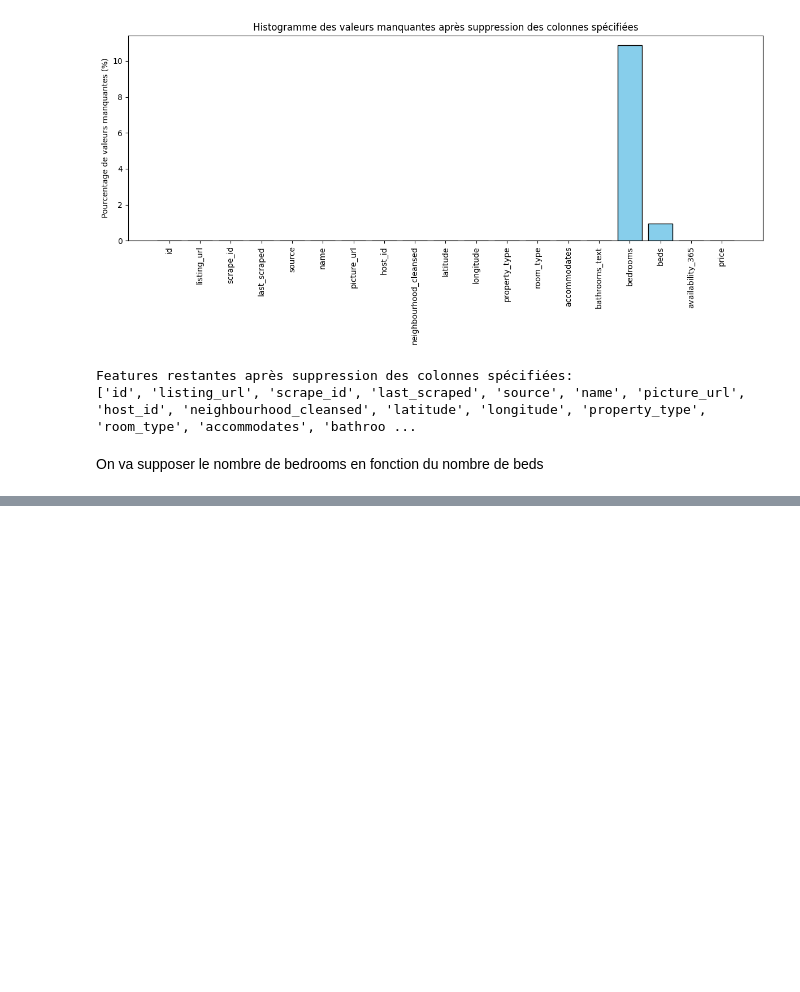
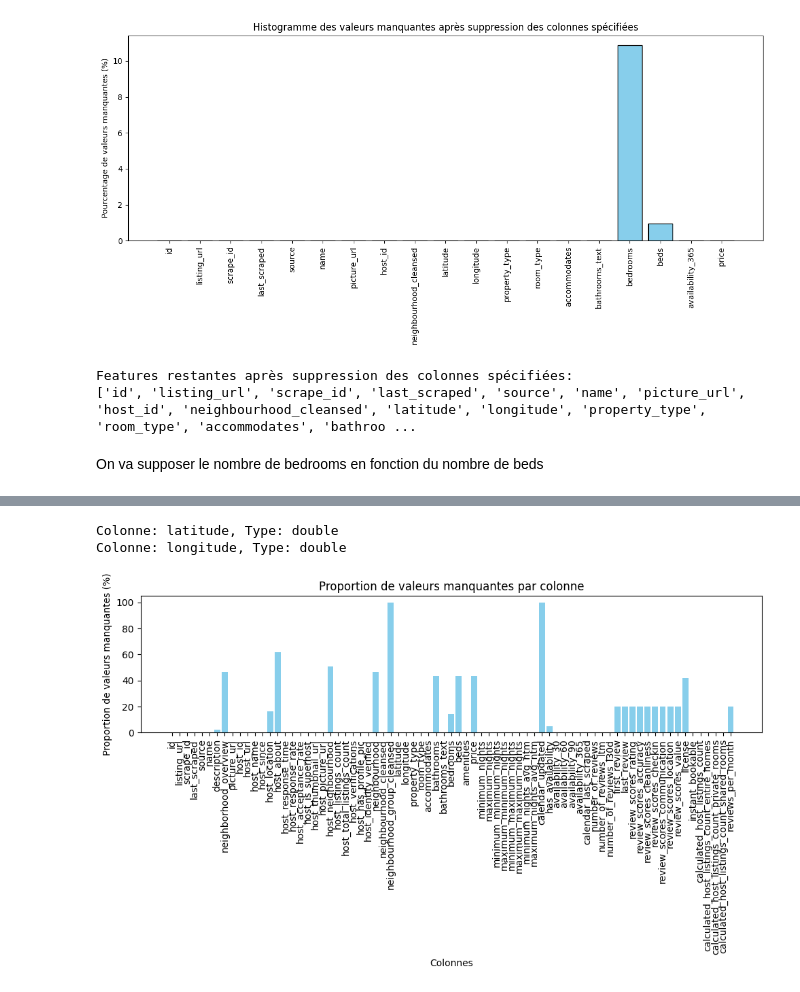
Before and after one commit to AlexandreOuenadio/datathon-2024, a Jupyter notebook: Notebooks/datathon_cleaning_data_spark.ipynb, the cells around one changed output, grey strips where cells are left out. Saved outputs shown, nothing was run; the diff lists cells and outputs as text; code cells hidden in the pictures; blank space fills up the shorter version.

```diff
--- a/Notebooks/datathon_cleaning_data_spark.ipynb
+++ b/Notebooks/datathon_cleaning_data_spark.ipynb
@@ -456,0 +653,65 @@ root
+# %%
+import sys
+from pyspark.sql import SparkSession
+from pyspark.sql.functions import count, when, col
+
+import pyspark.sql.functions as F
+import pandas as pd
+
+
+# Chargerment des fichiers
+listings_path = os.path.join(dataset_raw_path, 'Data_23_March_2024', 'listings_detailed.csv')
+calendar_path = os.path.join(dataset_raw_path, 'Data_23_March_2024', 'calendar.csv')
+
+# Charger les fichiers en DataFrames Spark
+listings = spark.read.csv(listings_path, header=True, inferSchema=True, multiLine=True, escape="\"")
+calendar = spark.read.csv(calendar_path, header=True, inferSchema=True)
+
+
+# Afficher les types de toutes les colonnes
+column_types = listings.dtypes
+# Afficher uniquement les types des colonnes 'longitude' et 'latitude'
+for col_name, col_type in column_types:
+    if col_name in ['longitude', 'latitude']:
+        print(f"Colonne: {col_name}, Type: {col_type}")
+
+# Convertir 'longitude' et 'latitude' en float
+listings = listings.withColumn("longitude", col("longitude").cast("float")) \
+                         .withColumn("latitude", col("latitude").cast("float"))
+
+
+# Calculer le nombre de valeurs manquantes pour chaque colonne
+missing_count_df = listings.select(
+    [F.count(F.when(F.col(c).isNull(), c)).alias(c) for c in listings.columns]
+)
+
+# Récupérer le nombre total de lignes dans le DataFrame
+total_rows = listings.count()
+
+# Collecter les résultats en un dictionnaire
+missing_counts = missing_count_df.collect()[0].asDict()
+
+# Calculer le pourcentage de valeurs manquantes pour chaque colonne
+missing_percentage = {col: (missing_counts[col] / total_rows) * 100 for col in missing_counts}
+
+# Visualiser le nombre de valeurs manquantes proportionnellement à la taille de la colonne
+columns = list(missing_percentage.keys())
+values = list(missing_percentage.values())
+
+# Créer un histogramme
+plt.figure(figsize=(10, 6))
+plt.bar(columns, values, color='skyblue')
+
+# Ajouter les labels et titre
+plt.xlabel('Colonnes')
+plt.ylabel('Proportion de valeurs manquantes (%)')
+plt.title('Proportion de valeurs manquantes par colonne')
+plt.xticks(rotation=90)
+plt.tight_layout()
+
+# Afficher l'histogramme
+plt.show()
+# %% [output]
+Colonne: latitude, Type: double
+Colonne: longitude, Type: double
+[figure, added]
```
Also changed, not shown: parts of 20 cells of this notebook.
